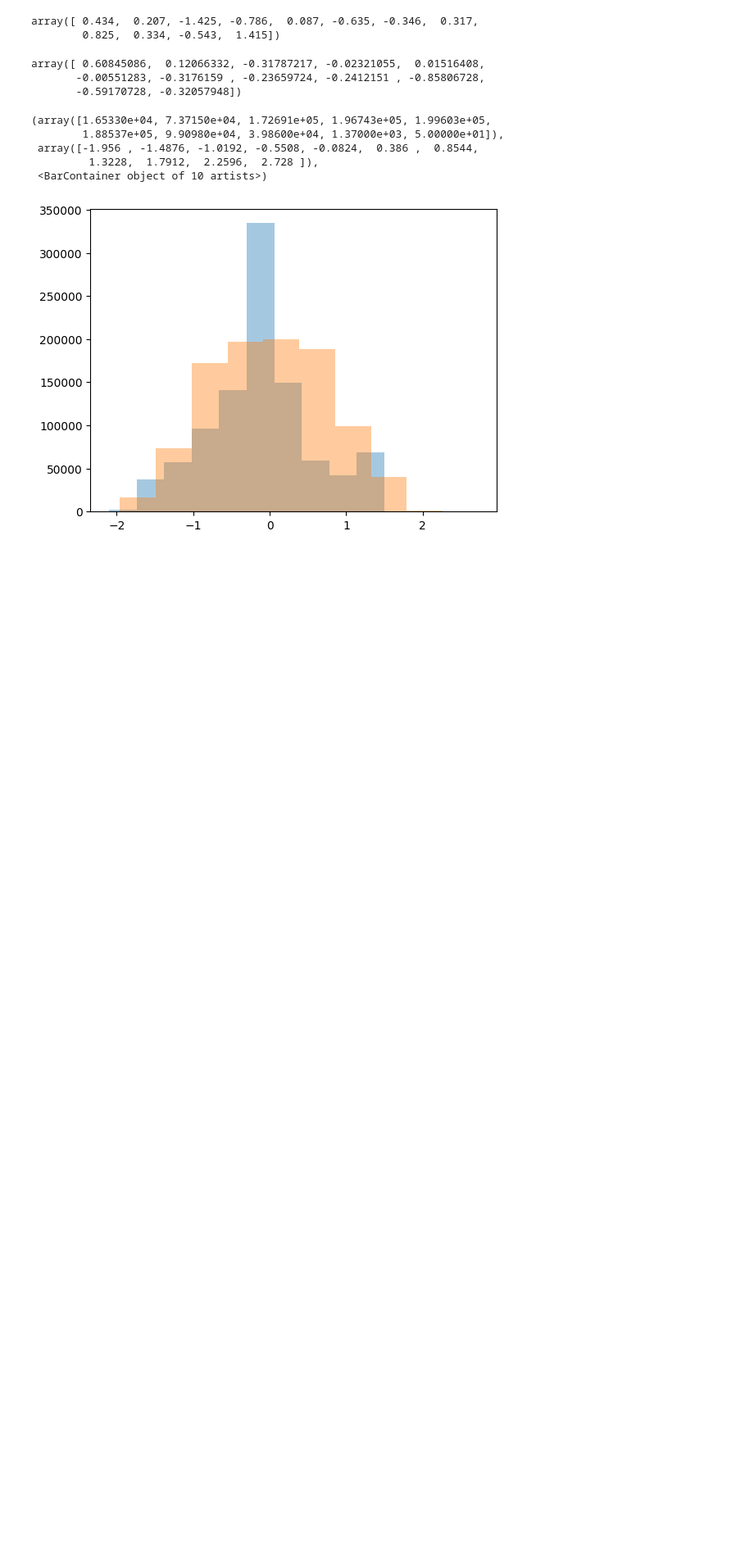
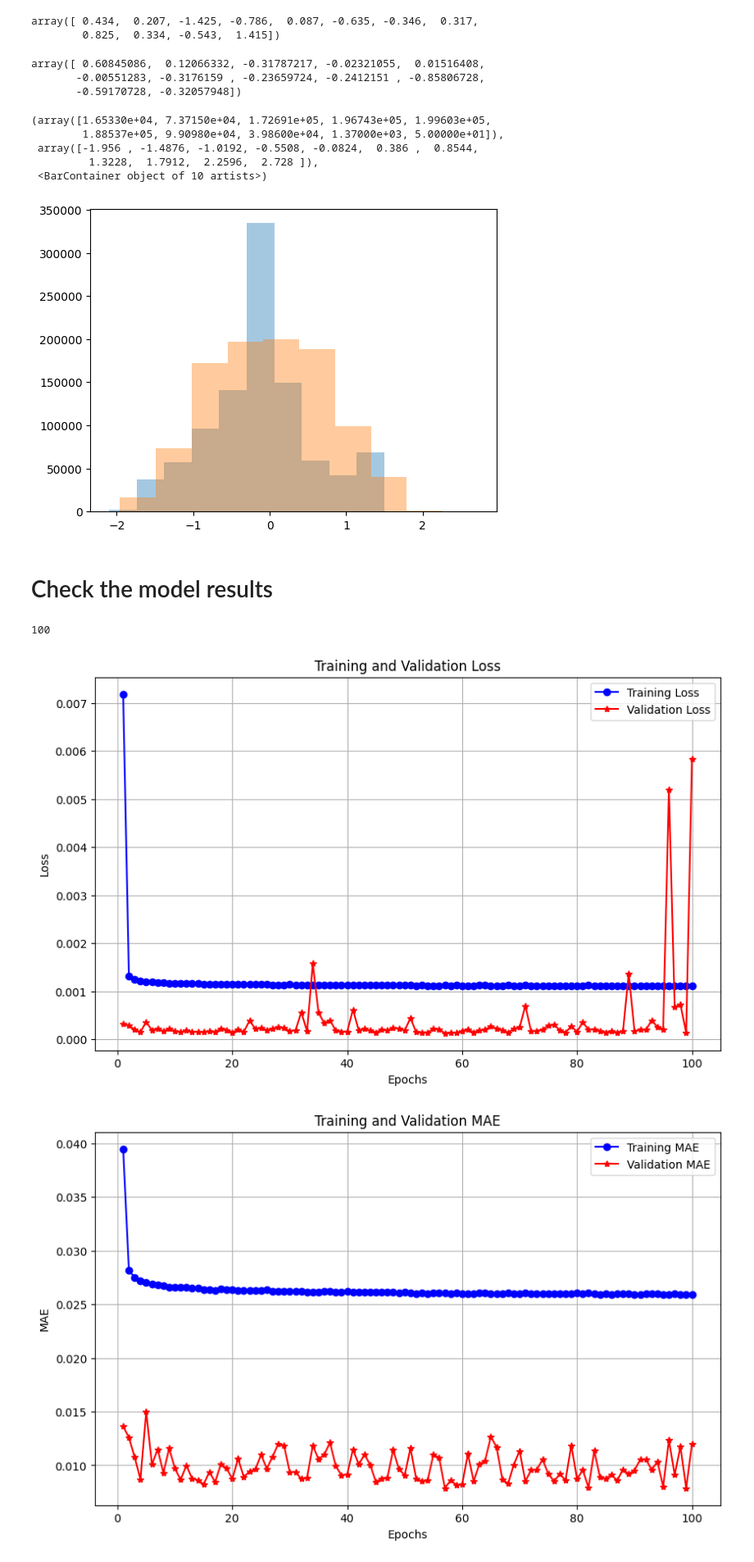
Before and after one commit to A-Hareed/BackMapNet, a Jupyter notebook: examine_model.ipynb, the cells around one changed output. Shown at 82% size. Cells and saved outputs as stored; diff of their text form; code cells hidden in the pictures; blank space fills up the shorter version.

```diff
--- a/examine_model.ipynb
+++ b/examine_model.ipynb
@@ -163,3 +163,5 @@ plt.hist(test_label.reshape(-1,1),alpha=0.4)
          1.3228,  1.7912,  2.2596,  2.728 ]),
  <BarContainer object of 10 artists>)
 [figure]
+# %% [markdown]
+# Check the model results
@@ -165,0 +170,5 @@ plt.hist(test_label.reshape(-1,1),alpha=0.4)
+# %%
+filename = '../MODELS/training_history_dropout_3.pkl'
+
+with open(filename, 'rb') as file:
+    history = pickle.load(file)
@@ -165,0 +225,6 @@ plt.hist(test_label.reshape(-1,1),alpha=0.4)
+# %%
+plot_history(history)
+# %% [output]
+100
+[figure, added]
+[figure, added]
```
Also changed, not shown: parts of 7 cells of this notebook, 3 other files.
